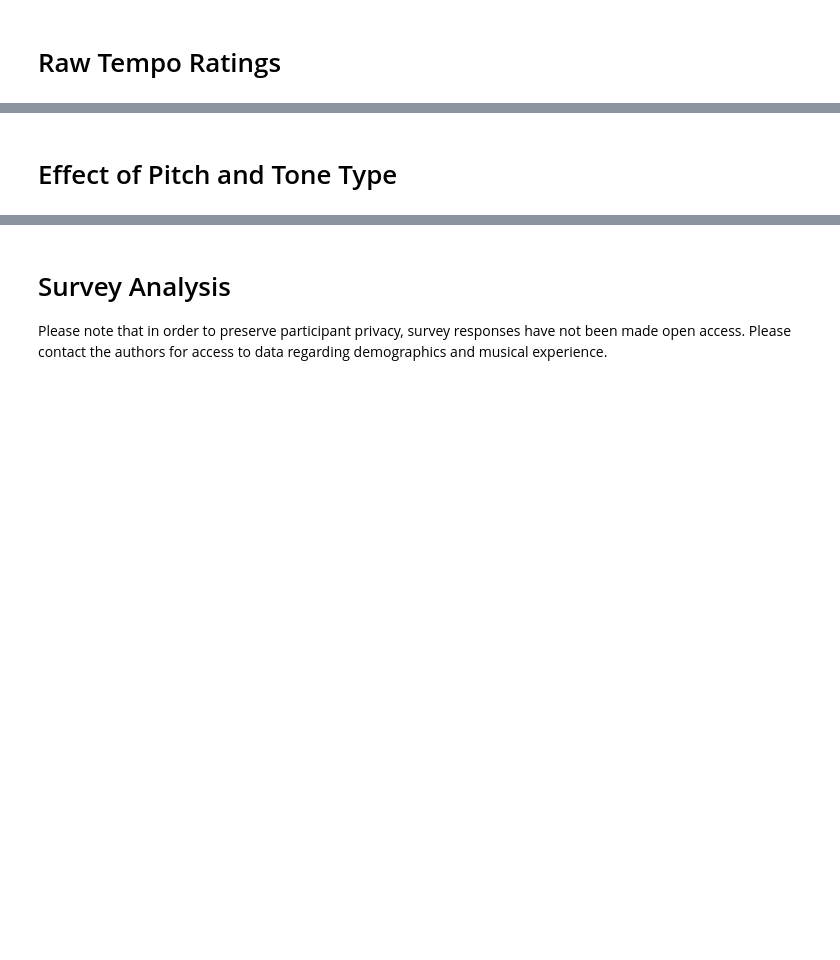
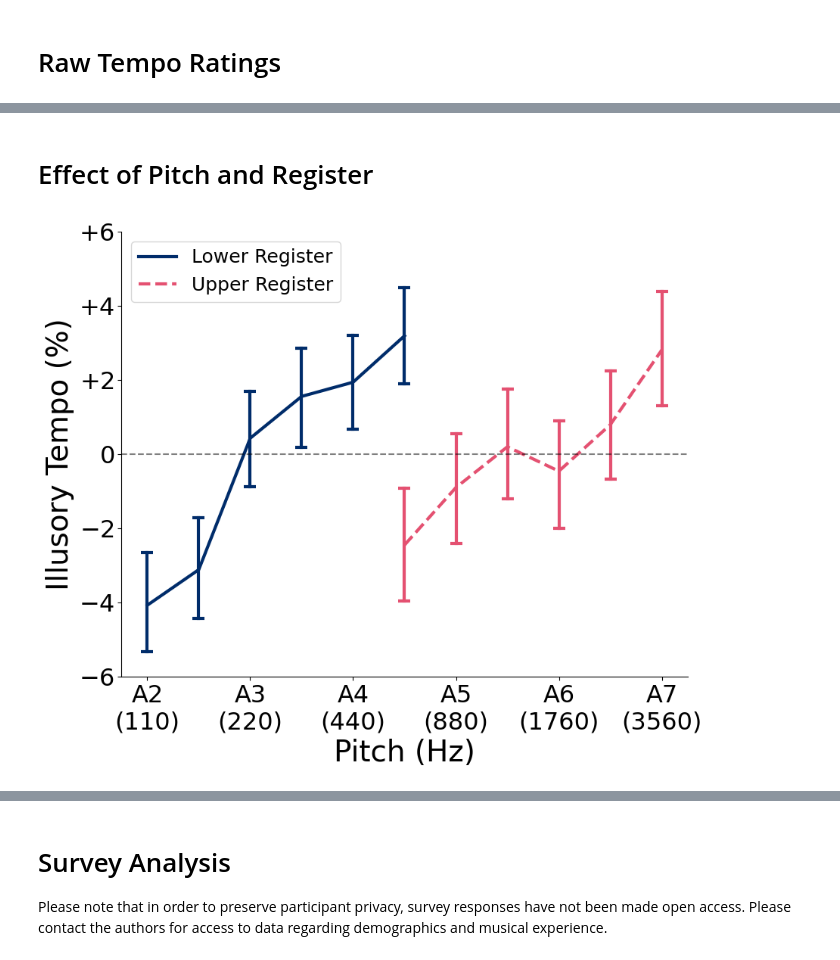
Before and after one commit to jpazdera/IllusoryTempo, a Jupyter notebook: E5/analysis/Analysis (ITSR).ipynb, the cells around one changed output, grey strips where cells are left out. Cells and saved outputs as stored; diff of their text form; code cells hidden in the pictures; blank space fills up the shorter version.

```diff
--- a/E5/analysis/Analysis (ITSR).ipynb
+++ b/E5/analysis/Analysis (ITSR).ipynb
@@ -125,19 +127,41 @@ plt.gcf().savefig(FIGURE_PATH + 'raw_ratings5.svg')
 # %% [markdown]
-# Effect of Pitch and Tone Type
+# Effect of Pitch and Register
+# %%
+# Adjust scores using Loftus & Masson (1994) method for plotting within-subject confidence intervals
+subj_means = data.groupby(['subject', 'pitch']).mean(numeric_only=True).groupby(['subject']).mean().reset_index()
+grand_mean = subj_means.groupby('range').mean().reset_index()
+
+adjusted_scores = data.copy()
+for i, subj in enumerate(subj_means.subject):
+    register = subj_means.range[i]
+adjusted_scores.loc[adjusted_scores.subject == subj, 'residual'] -= subj_means.residual[i] - grand_mean.residual[register]
+adjusted_scores.loc[adjusted_scores.subject == subj, 'illusory_tempo'] -= subj_means.illusory_tempo[i] - grand_mean.illusory_tempo[register]
+adjusted_scores.loc[adjusted_scores.subject == subj, 'response'] -= subj_means.response[i] - grand_mean.response[register]
 # %%
 plt.figure()
-sns.lineplot(x=data.pitch, y='illusory_tempo', data=data[data.range==0], color='#002c6a', ls='-',
+
+# Plot data
+sns.lineplot(x=adjusted_scores[adjusted_scores.range==0].pitch, y='illusory_tempo',
+             data=adjusted_scores[adjusted_scores.range==0], color='#002c6a', ls='-',
              marker='', err_style='bars', err_kws=dict(capsize=6, lw=3, capthick=3), lw=3, label='Lower Register')
-sns.lineplot(x=data.pitch+5, y='illusory_tempo', data=data[data.range==1], color='#e45171', ls='--',
+sns.lineplot(x=adjusted_scores[adjusted_scores.range==1].pitch+5, y='illusory_tempo',
+             data=adjusted_scores[adjusted_scores.range==1], color='#e45171', ls='--',
              marker='', err_style='bars', err_kws=dict(capsize=6, lw=3, capthick=3), lw=3, label='Upper Register')
 plt.axhline(0, ls='--', c='k', alpha=.5)
+
+# Formatting
+plt.legend(loc=2)
+plt.xlabel('Pitch (Hz)')
 plt.xticks(range(0, 11, 2), ['A2\n(110)', 'A3\n(220)', 'A4\n(440)', 'A5\n(880)', 'A6\n(1760)', 'A7\n(3560)'])
-plt.yticks(range(-2, 6))
-plt.xlabel('Pitch (Hz)')
 plt.ylabel('Illusory Tempo (%)')
-plt.legend(loc=2)
+plt.ylim(-6, 6)
+plt.yticks(np.arange(-6, 7, 2), ['$-6$', '$-4$', '$-2$', '$0$', '$+2$', '$+4$', '$+6$'])
 plt.gcf().set_size_inches(9, 7.5)
 plt.tight_layout()
-#plt.gcf().savefig(FIGURE_PATH + 'illusory_pitch5.svg')
+
+# Save figure
+plt.gcf().savefig(FIGURE_PATH + 'illusory_tempo5.svg')
+# %% [output]
+[figure, added]
 # %%
 plt.figure()
```
Also changed, not shown: parts of 4 cells of this notebook, 14 other files.
